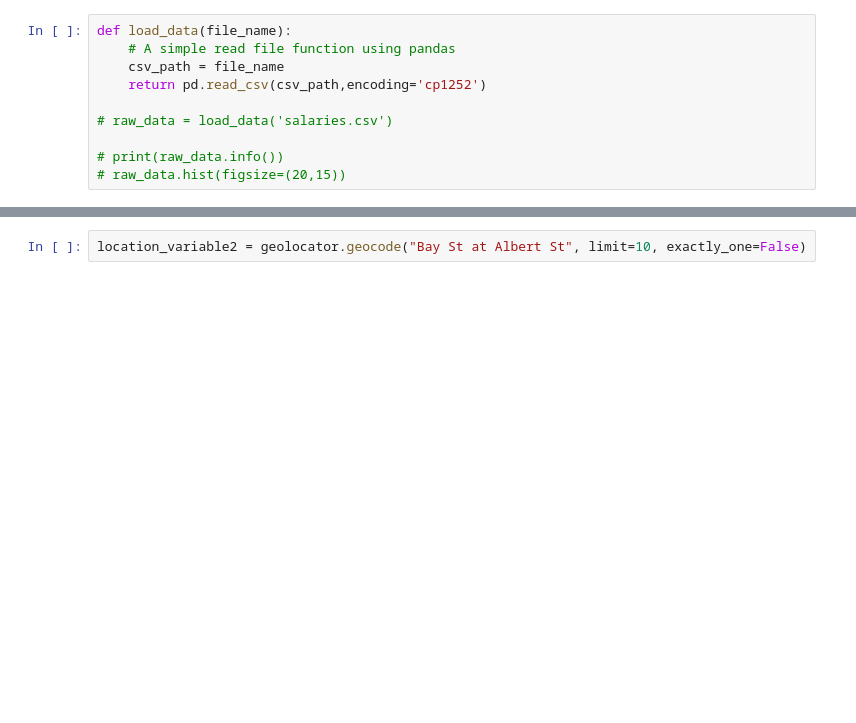
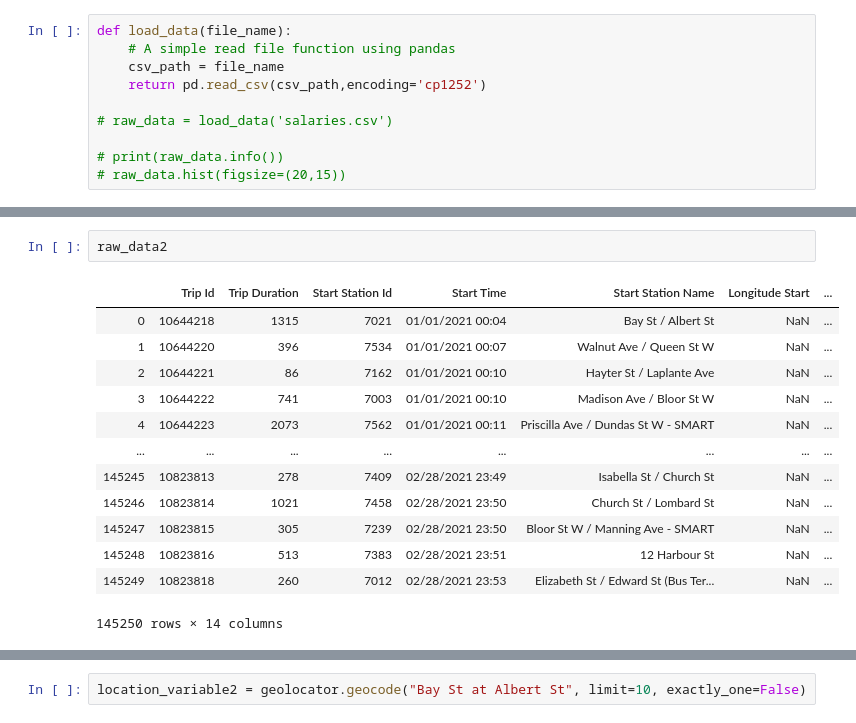
Before and after one commit to francisco-lai/BikeShareTO, a Jupyter notebook: geocoding.ipynb, the cells around one changed output, grey strips where cells are left out. Cells and saved outputs as stored; diff of their text form; blank space fills up the shorter version.

```diff
--- a/geocoding.ipynb
+++ b/geocoding.ipynb
@@ -34,0 +56,16 @@ aa = load_data(files[0])
+# %%
+raw_data2
+# %% [output]
+|  | Trip Id | Trip Duration | Start Station Id | Start Time | Start Station Name | Longitude Start | ... |
+| 0 | 10644218 | 1315 | 7021 | 01/01/2021 00:04 | Bay St / Albert St | NaN | ... |
+| 1 | 10644220 | 396 | 7534 | 01/01/2021 00:07 | Walnut Ave / Queen St W | NaN | ... |
+| 2 | 10644221 | 86 | 7162 | 01/01/2021 00:10 | Hayter St / Laplante Ave | NaN | ... |
+| 3 | 10644222 | 741 | 7003 | 01/01/2021 00:10 | Madison Ave / Bloor St W | NaN | ... |
+| 4 | 10644223 | 2073 | 7562 | 01/01/2021 00:11 | Priscilla Ave / Dundas St W - SMART | NaN | ... |
+| ... | ... | ... | ... | ... | ... | ... | ... |
+| 145245 | 10823813 | 278 | 7409 | 02/28/2021 23:49 | Isabella St / Church St | NaN | ... |
+| 145246 | 10823814 | 1021 | 7458 | 02/28/2021 23:50 | Church St / Lombard St | NaN | ... |
+| 145247 | 10823815 | 305 | 7239 | 02/28/2021 23:50 | Bloor St W / Manning Ave - SMART | NaN | ... |
+| 145248 | 10823816 | 513 | 7383 | 02/28/2021 23:51 | 12 Harbour St | NaN | ... |
+| 145249 | 10823818 | 260 | 7012 | 02/28/2021 23:53 | Elizabeth St / Edward St (Bus Ter... | NaN | ... |
+145250 rows × 14 columns
```
Also changed, not shown: parts of 41 cells of this notebook.
